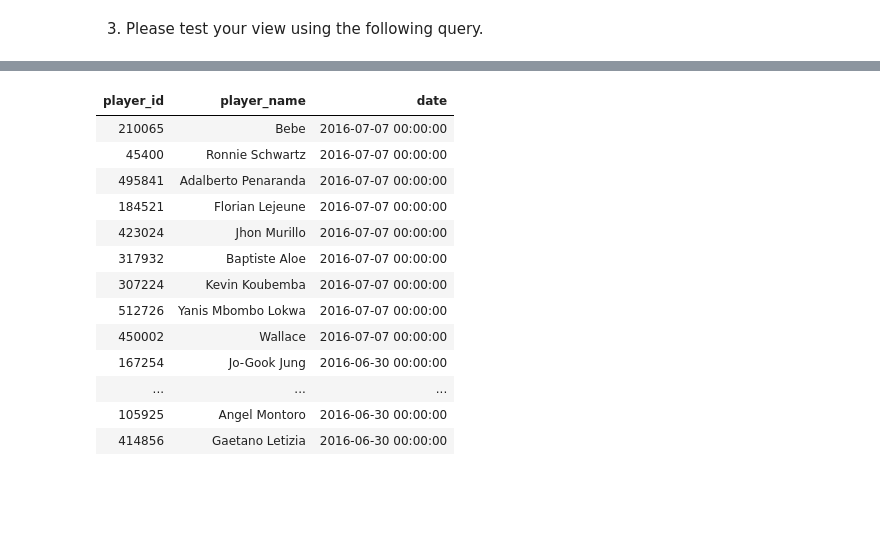
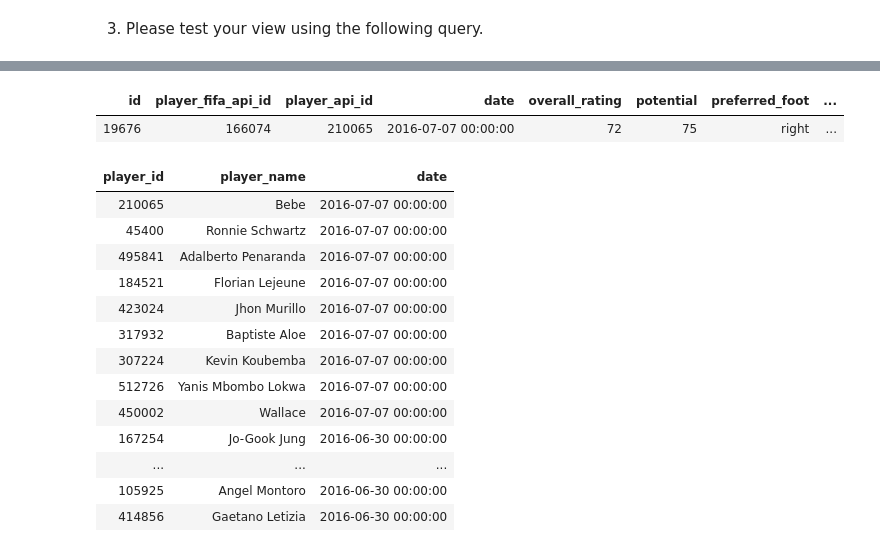
Before and after one commit to anajfalfa/sibd-24, a Jupyter notebook: P2/15-p2-project.ipynb, the cells around one changed output, grey strips where cells are left out. Drawn from its saved outputs; the diff is of its cells as text; code cells hidden in the pictures; blank space fills up the shorter version.

```diff
--- a/P2/15-p2-project.ipynb
+++ b/P2/15-p2-project.ipynb
@@ -829,3 +1108,17 @@ DROP INDEX IF EXISTS idx_player_attributes_player_date;
+# %%
+%%sql psql
+SELECT
+  pa.*,
+  piv.player_name
+FROM
+  player_attributes pa
+  JOIN players_index_view piv ON pa.player_api_id = piv.player_id
+  AND pa.date = piv.date
+WHERE
+  player_api_id = 210065;
+# %% [output]
+| id | player_fifa_api_id | player_api_id | date | overall_rating | potential | preferred_foot | ... |
+| 19676 | 166074 | 210065 | 2016-07-07 00:00:00 | 72 | 75 | right | ... |
 # %%
 %%sql psql
 SELECT
```
Also changed, not shown: parts of 61 cells of this notebook.
